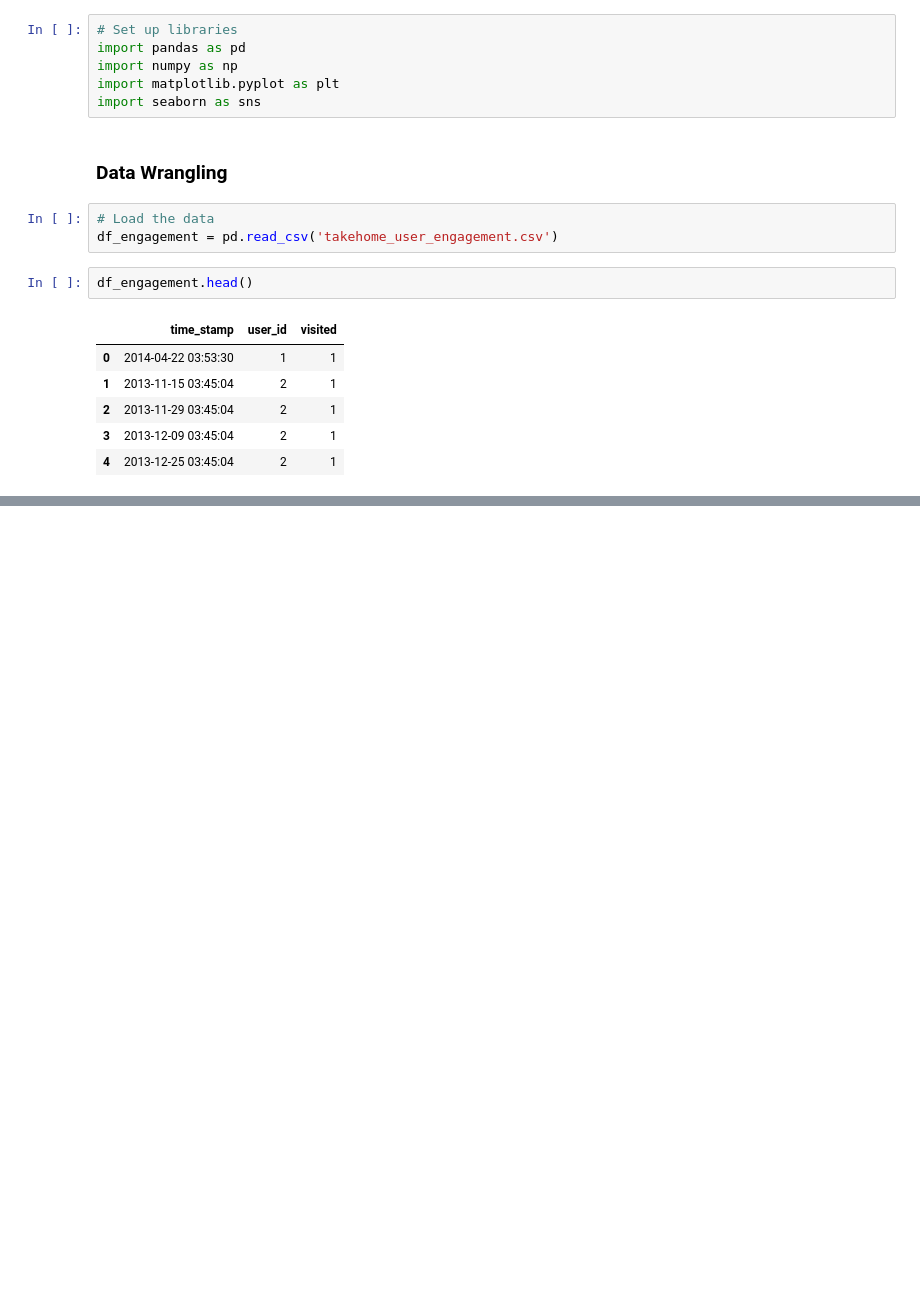
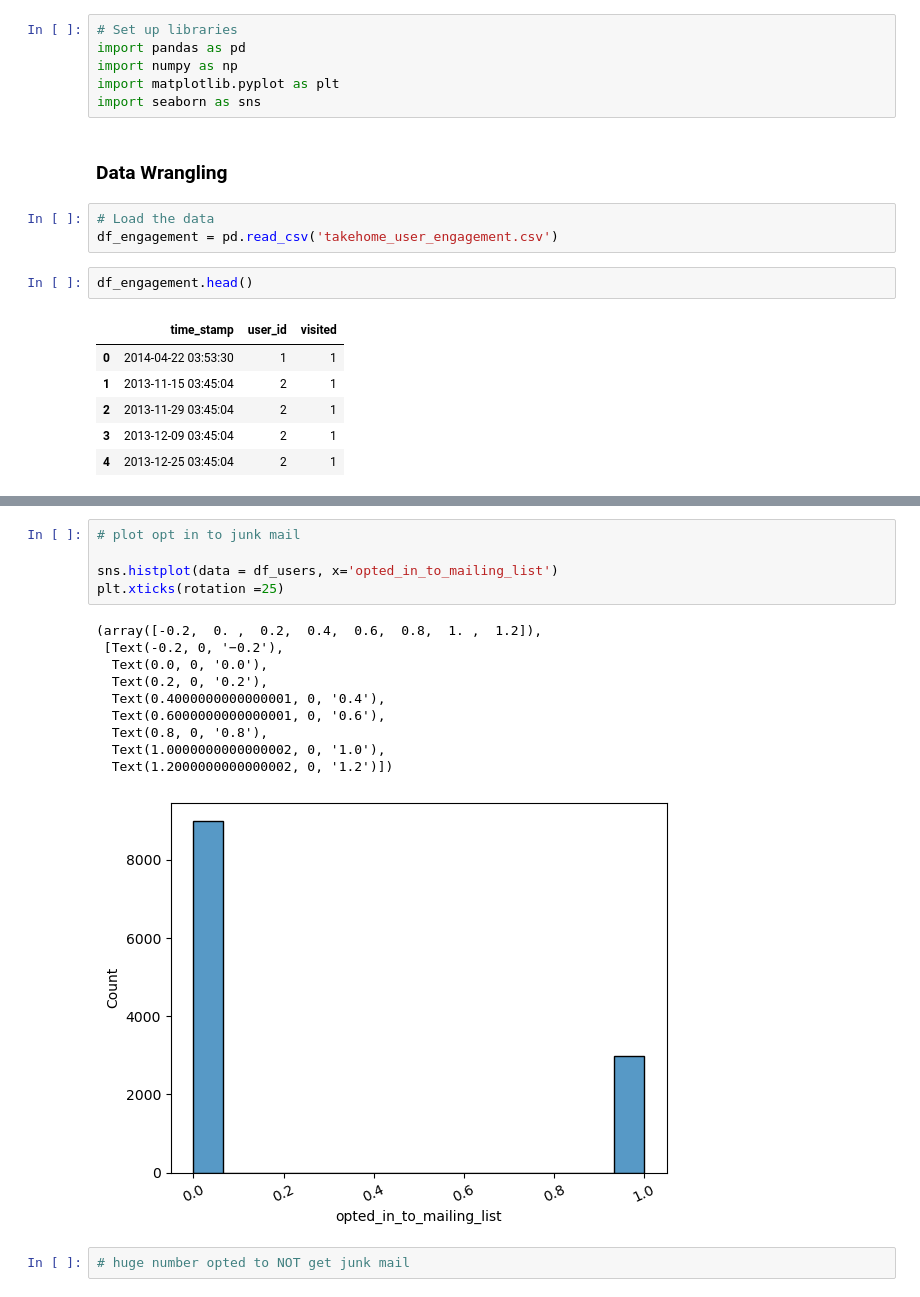
Before and after one commit to katemyer/DataScience, a Jupyter notebook: Relax Challenge/relax_challenge.ipynb, the cells around one changed output, grey strips where cells are left out. Cells and saved outputs as stored; diff of their text form; blank space fills up the shorter version.

```diff
--- a/Relax Challenge/relax_challenge.ipynb
+++ b/Relax Challenge/relax_challenge.ipynb
@@ -24,0 +151,18 @@ df_engagement.head()
+# %%
+# plot opt in to junk mail
+
+sns.histplot(data = df_users, x='opted_in_to_mailing_list')
+plt.xticks(rotation =25)
+# %% [output]
+(array([-0.2,  0. ,  0.2,  0.4,  0.6,  0.8,  1. ,  1.2]),
+ [Text(-0.2, 0, '−0.2'),
+  Text(0.0, 0, '0.0'),
+  Text(0.2, 0, '0.2'),
+  Text(0.4000000000000001, 0, '0.4'),
+  Text(0.6000000000000001, 0, '0.6'),
+  Text(0.8, 0, '0.8'),
+  Text(1.0000000000000002, 0, '1.0'),
+  Text(1.2000000000000002, 0, '1.2')])
+[figure, added]
+# %%
+# huge number opted to NOT get junk mail
```
Also changed, not shown: parts of 45 cells of this notebook.
